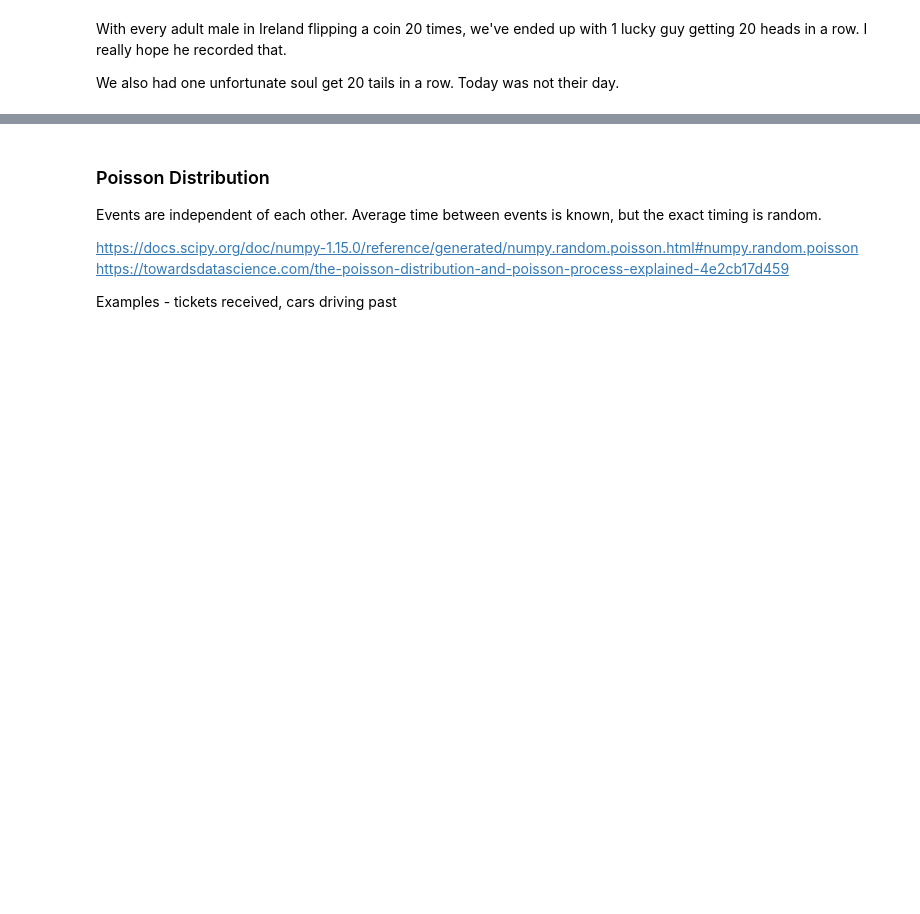
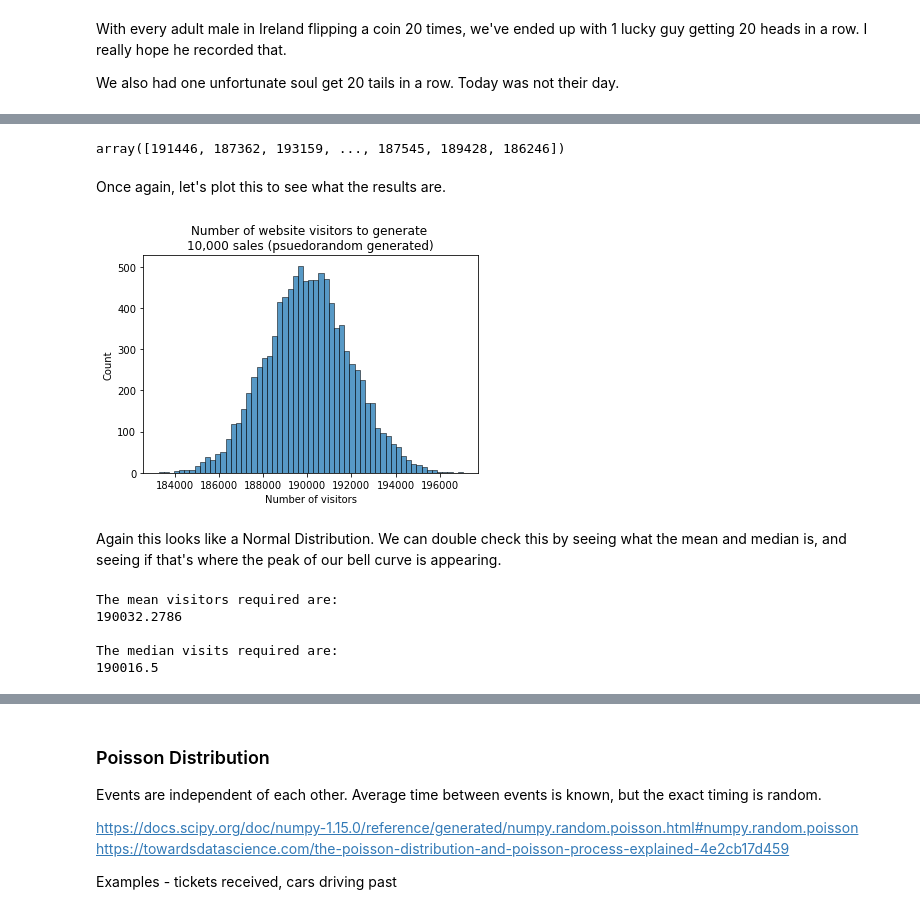
Before and after one commit to OtherBrian/pda-np.random, a Jupyter notebook: Numpy.Random.ipynb, the cells around one changed output, grey strips where cells are left out. Drawn from its saved outputs; the diff is of its cells as text; code cells hidden in the pictures; blank space fills up the shorter version.

Commit message:
Added Negative Binomial Distribution and example.

```diff
--- a/Numpy.Random.ipynb
+++ b/Numpy.Random.ipynb
@@ -929,0 +948,32 @@ We also had one unfortunate soul get 20 tails in a row. Today was not their day.
+# %%
+#State the number of successes we need
+minimum_orders = 10000
+
+rng = np.random.default_rng(33)
+
+socks_ordered = rng.negative_binomial(minimum_orders, 0.05, 10000)
+
+socks_ordered
+# %% [output]
+array([191446, 187362, 193159, ..., 187545, 189428, 186246])
+# %% [markdown]
+Once again, let's plot this to see what the results are.
+# %%
+ax = sns.histplot(socks_ordered)
+ax.set(xlabel='Number of visitors', ylabel='Count')
+ax.set_title("Number of website visitors to generate \n10,000 sales (psuedorandom generated)");
+# %% [output]
+[figure, added]
+# %% [markdown]
+Again this looks like a Normal Distribution. We can double check this by seeing what the mean and median is, and seeing if that's where the peak of our bell curve is appearing.
+# %%
+print("The mean visitors required are:")
+print(np.mean(socks_ordered))
+print("\nThe median visitors required are:")
+print(np.median(socks_ordered))
+# %% [output]
+The mean visitors required are:
+190032.2786
+
+The median visits required are:
+190016.5
```
Also changed, not shown: parts of 14 cells of this notebook.
